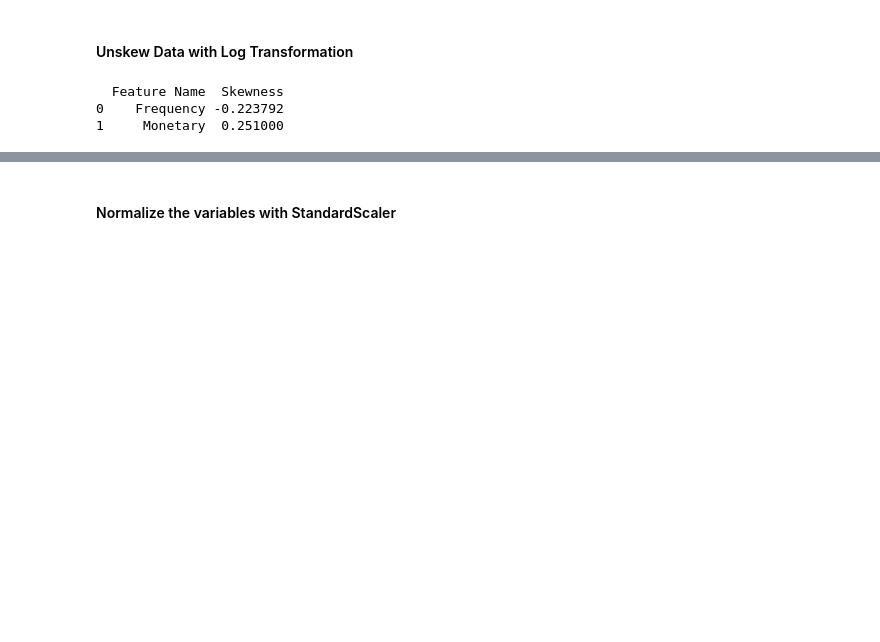
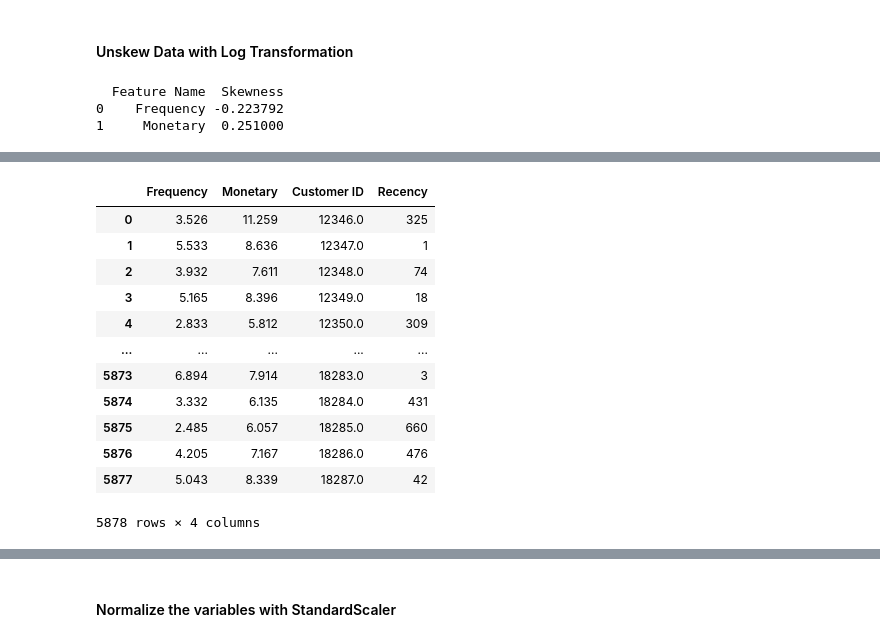
Before and after one commit to manishkr1754/Online_Retail_Customer_Segmentation_RFM_Analysis, a Jupyter notebook: Online Retail Customer Segmentation RFM Analysis.ipynb, the cells around one changed output, grey strips where cells are left out. Saved outputs shown, nothing was run; the diff lists cells and outputs as text; code cells hidden in the pictures; blank space fills up the shorter version.

Commit message:
Log Transformation Done

```diff
--- a/Online Retail Customer Segmentation RFM Analysis.ipynb
+++ b/Online Retail Customer Segmentation RFM Analysis.ipynb
@@ -1051,0 +1070,20 @@ print(skew_log_transform_df)
+# %%
+rfm_log_transform['Customer ID'] = rfm['Customer ID']
+# %%
+rfm_log_transform['Recency'] = rfm['Recency']
+# %%
+rfm_log_transform
+# %% [output]
+|  | Frequency | Monetary | Customer ID | Recency |
+| 0 | 3.526 | 11.259 | 12346.0 | 325 |
+| 1 | 5.533 | 8.636 | 12347.0 | 1 |
+| 2 | 3.932 | 7.611 | 12348.0 | 74 |
+| 3 | 5.165 | 8.396 | 12349.0 | 18 |
+| 4 | 2.833 | 5.812 | 12350.0 | 309 |
+| ... | ... | ... | ... | ... |
+| 5873 | 6.894 | 7.914 | 18283.0 | 3 |
+| 5874 | 3.332 | 6.135 | 18284.0 | 431 |
+| 5875 | 2.485 | 6.057 | 18285.0 | 660 |
+| 5876 | 4.205 | 7.167 | 18286.0 | 476 |
+| 5877 | 5.043 | 8.339 | 18287.0 | 42 |
+5878 rows × 4 columns
```
Also changed, not shown: parts of 6 cells of this notebook.
